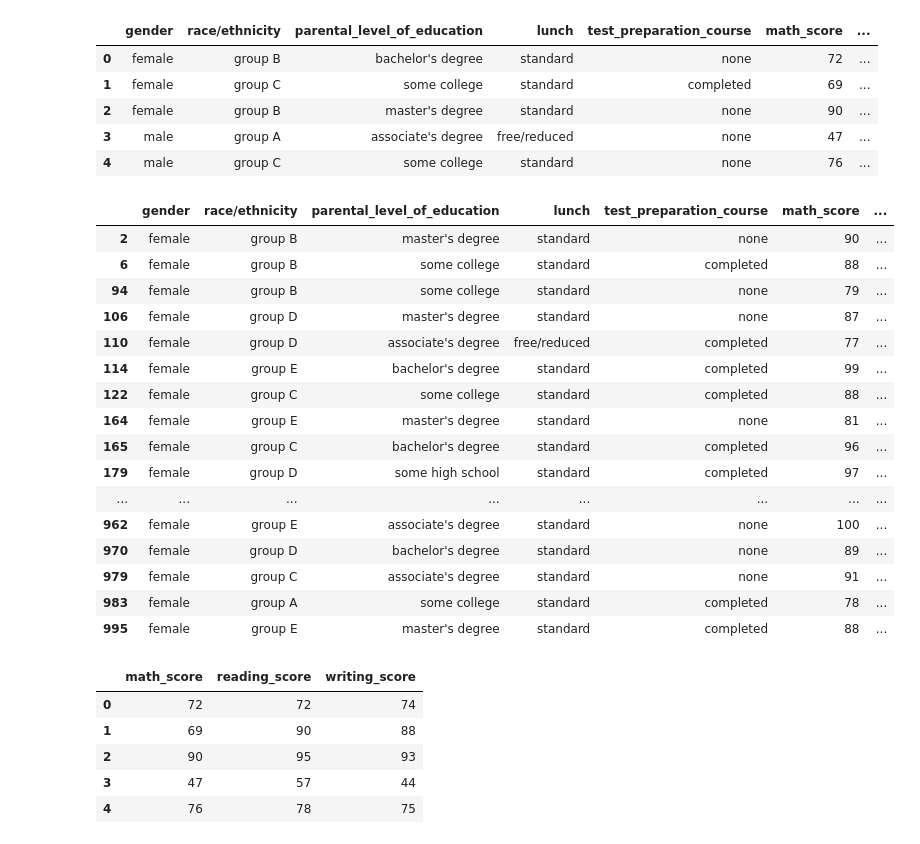
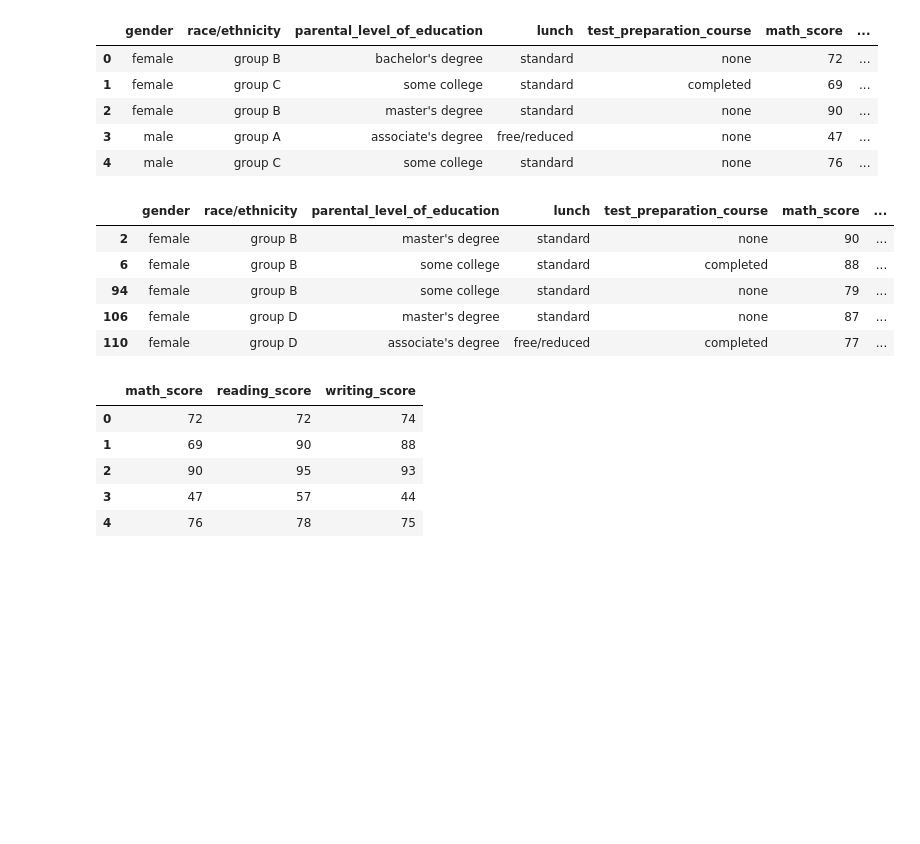
Before and after one commit to Umbamzita/Machine-Learning, a Jupyter notebook: Machine_Learning_stepik_1week.ipynb, the cells around one changed output. Cells and saved outputs as stored; diff of their text form; code cells hidden in the pictures; blank space fills up the shorter version.

```diff
--- a/Machine_Learning_stepik_1week.ipynb
+++ b/Machine_Learning_stepik_1week.ipynb
@@ -144,25 +117,14 @@ students_data.head()
 # %%
 writing_score_query=90
 # %%
-students_data.query('gender=="female" & writing_score>@writing_score_query')
+students_data.query('gender=="female" & writing_score>@writing_score_query').head()
 # %% [output]
 |  | gender | race/ethnicity | parental_level_of_education | lunch | test_preparation_course | math_score | ... |
 | 2 | female | group B | master's degree | standard | none | 90 | ... |
 | 6 | female | group B | some college | standard | completed | 88 | ... |
 | 94 | female | group B | some college | standard | none | 79 | ... |
 | 106 | female | group D | master's degree | standard | none | 87 | ... |
 | 110 | female | group D | associate's degree | free/reduced | completed | 77 | ... |
-| 114 | female | group E | bachelor's degree | standard | completed | 99 | ... |
-| 122 | female | group C | some college | standard | completed | 88 | ... |
-| 164 | female | group E | master's degree | standard | none | 81 | ... |
-| 165 | female | group C | bachelor's degree | standard | completed | 96 | ... |
-| 179 | female | group D | some high school | standard | completed | 97 | ... |
-| ... | ... | ... | ... | ... | ... | ... | ... |
-| 962 | female | group E | associate's degree | standard | none | 100 | ... |
-| 970 | female | group D | bachelor's degree | standard | none | 89 | ... |
-| 979 | female | group C | associate's degree | standard | none | 91 | ... |
-| 983 | female | group A | some college | standard | completed | 78 | ... |
-| 995 | female | group E | master's degree | standard | completed | 88 | ... |
 # %%
 score_column=[i for i in list(students_data) if 'score' in i]
 # %%
```
Also changed, not shown: parts of 14 cells of this notebook.
